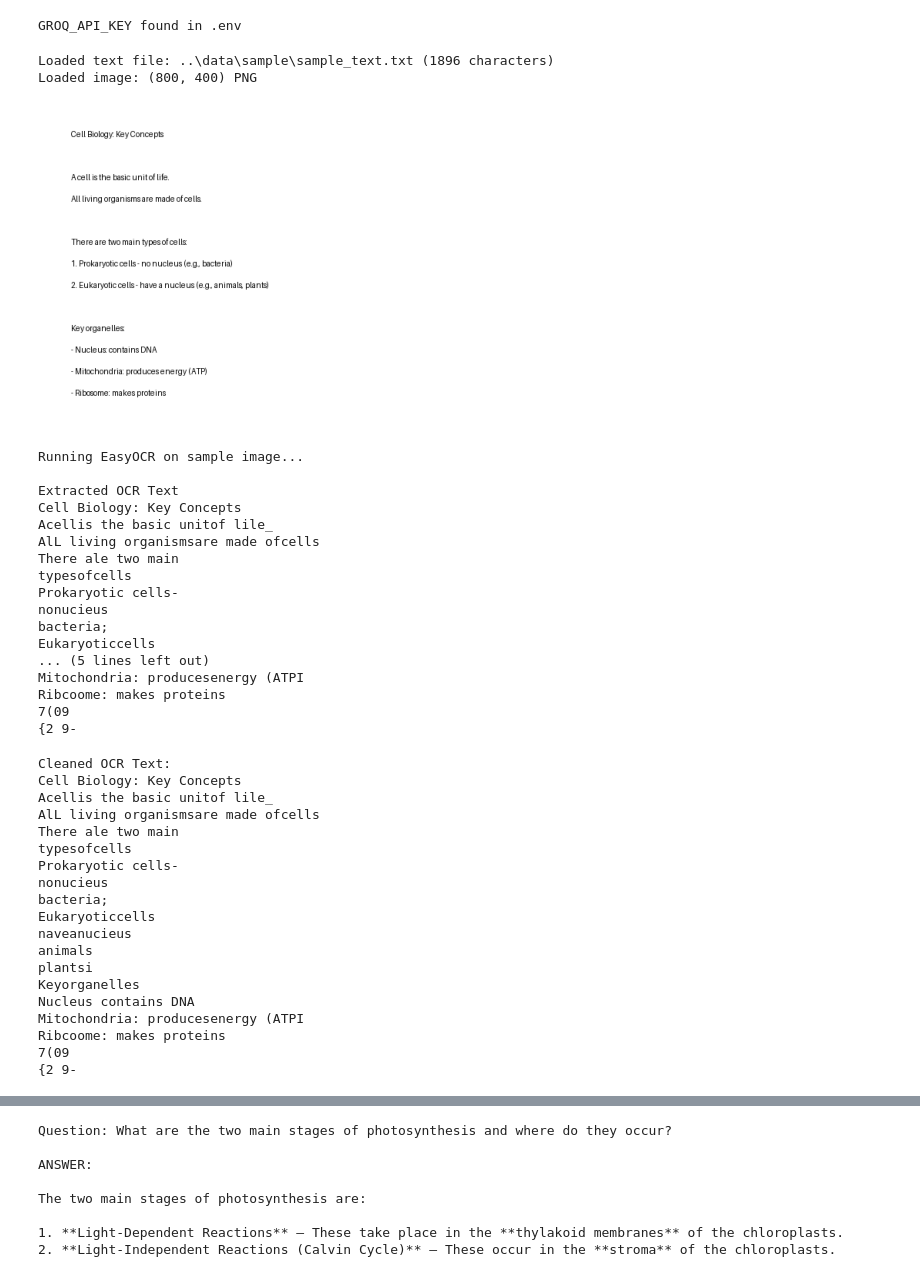
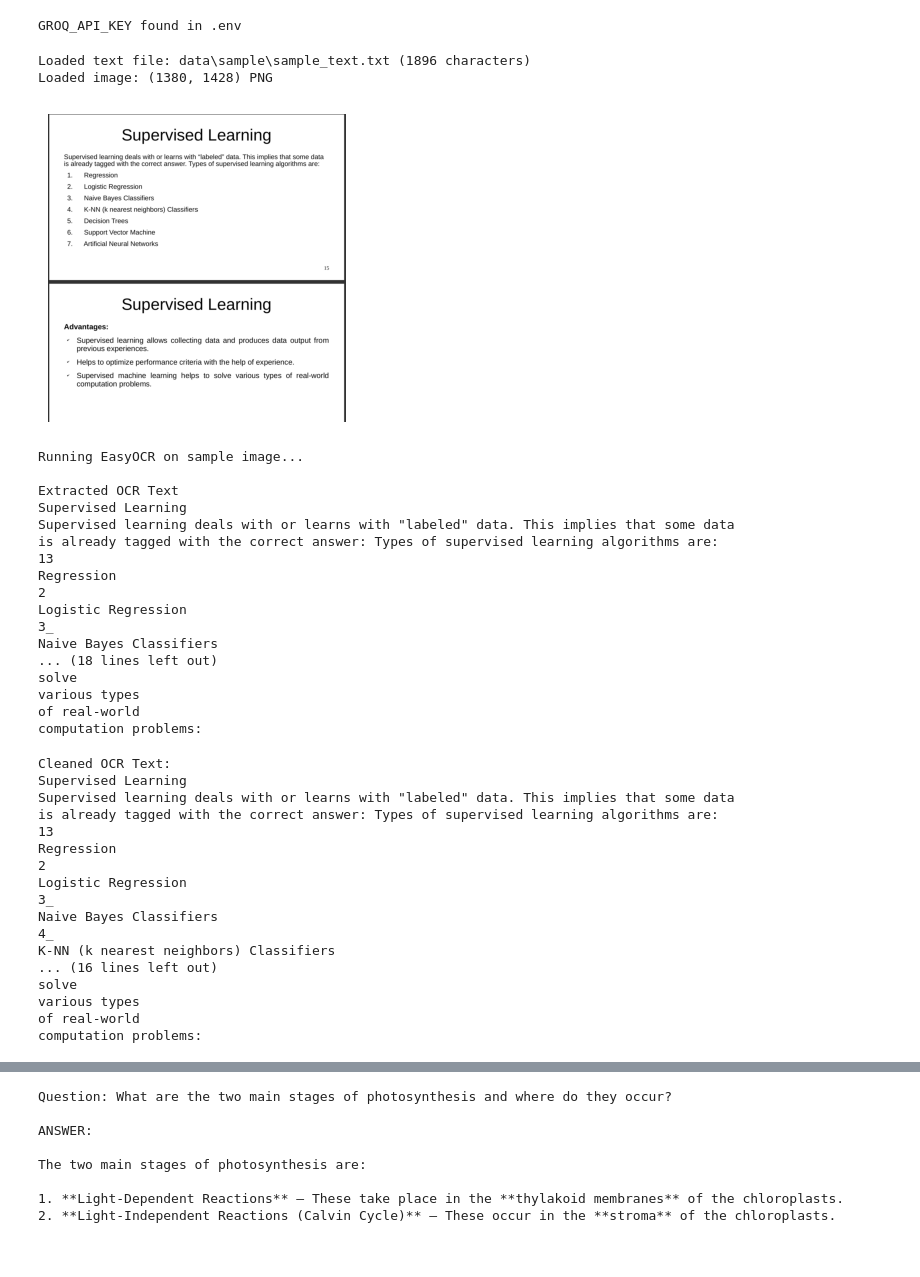
Before and after one commit to Nabin-16/AI_Study_Assistant, a Jupyter notebook: study_assistant.ipynb, the cells around one changed output, grey strips where cells are left out. Drawn from its saved outputs; the diff is of its cells as text; code cells hidden in the pictures.

```diff
--- a/study_assistant.ipynb
+++ b/study_assistant.ipynb
@@ -22,24 +22,24 @@ else:
 GROQ_API_KEY found in .env
 # %%
 # Load Sample Text & Image
-txt_path = os.path.join("..", "data", "sample", "sample_text.txt")
+txt_path = os.path.join("data", "sample", "sample_text.txt")
 with open(txt_path, "r", encoding="utf-8") as f:
     sample_study_text = f.read()
 
 print(f"Loaded text file: {txt_path} ({len(sample_study_text)} characters)")
 
-image_path = os.path.join("..", "data", "sample", "sample_image.png")
+image_path = os.path.join("data", "sample", "sample_img.png")
 image = Image.open(image_path)
 print(f"Loaded image: {image.size} {image.format}")
 
 plt.figure(figsize=(8, 4))
 plt.imshow(image)
 plt.axis("off")
 plt.show()
 # %% [output]
-Loaded text file: ..\data\sample\sample_text.txt (1896 characters)
-Loaded image: (800, 400) PNG
+Loaded text file: data\sample\sample_text.txt (1896 characters)
+Loaded image: (1380, 1428) PNG
-[figure, old version]
+[figure, new version]
 # %%
 # EasyOCR
 import easyocr
@@ -59,20 +59,20 @@ print(extracted_ocr_text)
 Running EasyOCR on sample image...
 
 Extracted OCR Text
-Cell Biology: Key Concepts
-Acellis the basic unitof lile_
-AlL living organismsare made ofcells
-There ale two main
-typesofcells
-Prokaryotic cells-
-nonucieus
-bacteria;
-Eukaryoticcells
-... (5 lines left out)
-Mitochondria: producesenergy (ATPI
-Ribcoome: makes proteins
-7(09
-{2 9-
+Supervised Learning
+Supervised learning deals with or learns with "labeled" data. This implies that some data
+is already tagged with the correct answer: Types of supervised learning algorithms are:
+13
+Regression
+2
+Logistic Regression
+3_
+Naive Bayes Classifiers
+... (18 lines left out)
+solve
+various types
+of real-world
+computation problems:
 # %%
 # Part C: Text Cleaning
 def clean_study_text(raw_text):
@@ -84,24 +84,22 @@ print("Cleaned OCR Text:")
 print(cleaned_ocr_text)
 # %% [output]
 Cleaned OCR Text:
-Cell Biology: Key Concepts
-Acellis the basic unitof lile_
-AlL living organismsare made ofcells
-There ale two main
-typesofcells
-Prokaryotic cells-
-nonucieus
-bacteria;
-Eukaryoticcells
-naveanucieus
-animals
-plantsi
-Keyorganelles
-Nucleus contains DNA
-Mitochondria: producesenergy (ATPI
-Ribcoome: makes proteins
-7(09
-{2 9-
+Supervised Learning
+Supervised learning deals with or learns with "labeled" data. This implies that some data
+is already tagged with the correct answer: Types of supervised learning algorithms are:
+13
+Regression
+2
+Logistic Regression
+3_
+Naive Bayes Classifiers
+4_
+K-NN (k nearest neighbors) Classifiers
+... (16 lines left out)
+solve
+various types
+of real-world
+computation problems:
 # %%
 # Strip <think> tags
 def strip_thinking(text):
```
Also changed, not shown: parts of 1 cell of this notebook.
